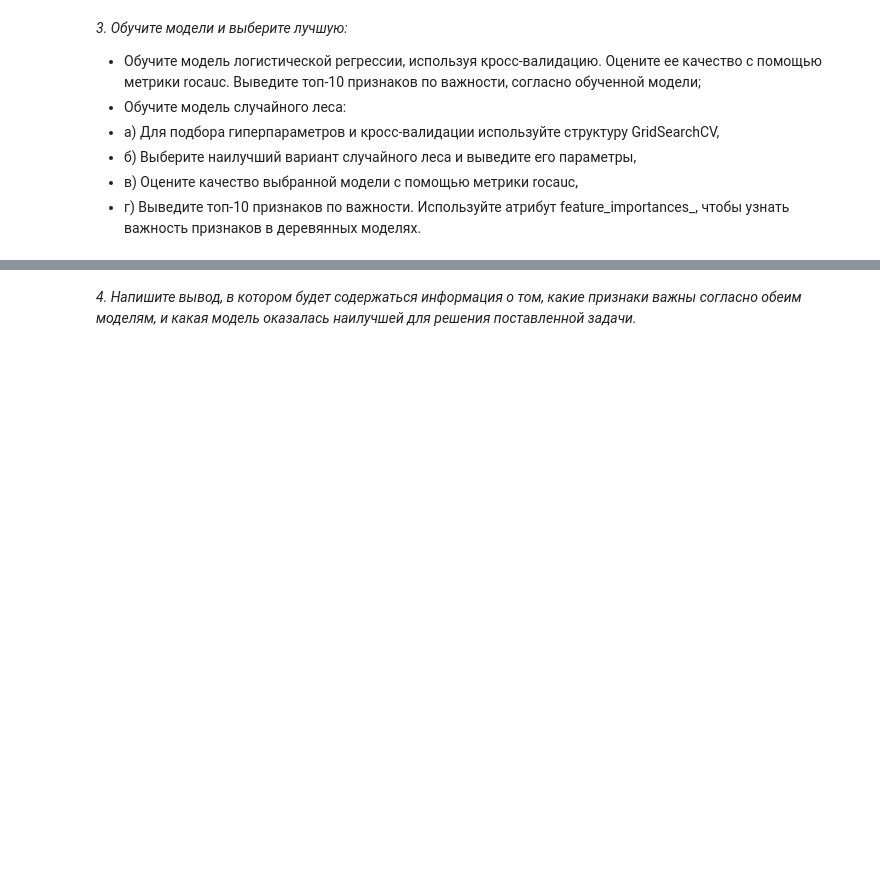
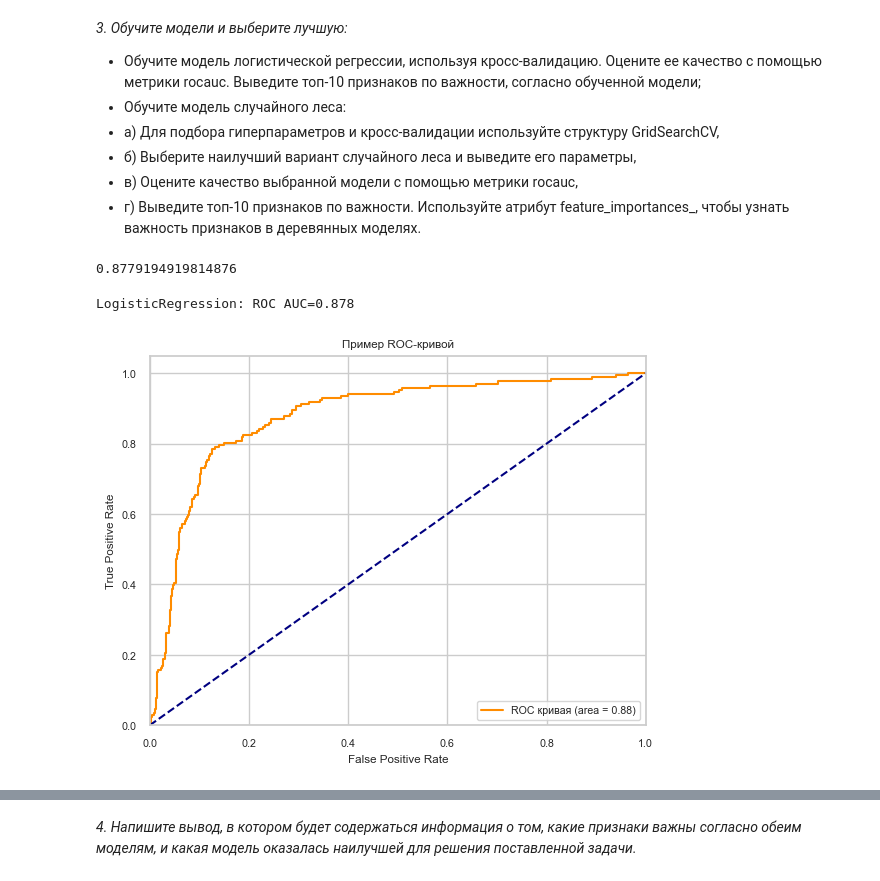
Before and after one commit to W1llAnn/1tdata-homework, a Jupyter notebook: 2.4 - homework PRO.ipynb, the cells around one changed output, grey strips where cells are left out. Drawn from its saved outputs; the diff is of its cells as text; code cells hidden in the pictures; blank space fills up the shorter version.

```diff
--- a/2.4 - homework PRO.ipynb
+++ b/2.4 - homework PRO.ipynb
@@ -16,0 +198,2 @@
+# %%
+df.dropna(axis=1, inplace=True)
@@ -16,0 +224,2 @@
+# %%
+df = pd.get_dummies(df, drop_first=True)
@@ -16,0 +228,9 @@
+# %%
+X = df.drop(['Grant.Status', 'Grant.Status_zero'], axis=1)
+y = df['Grant.Status']
+X_train, X_test, y_train, y_test = train_test_split(X, y, stratify=y, test_size=0.20, random_state=42)
+
+scaler = StandardScaler()
+scaler.fit(X_train)
+X_train_scaler = scaler.transform(X_train)
+X_test_scaler = scaler.transform(X_test)
@@ -22,3 +244,29 @@
 *   б) Выберите наилучший вариант случайного леса и выведите его параметры,
 *   в) Оцените качество выбранной модели с помощью метрики rocauc,
 *   г) Выведите топ-10 признаков по важности. Используйте атрибут feature_importances_, чтобы узнать важность признаков в деревянных моделях.
+# %%
+model_log = LogisticRegressionCV(cv=10, random_state=25, class_weight='balanced', max_iter=1000).fit(X_train_scaler, y_train)
+roc_auc_score(y_test , model_log.predict_proba(X_test_scaler)[:, 1])
+# %% [output]
+0.8779194919814876
+# %%
+lr_probs = model_log.predict_proba(X_test_scaler)
+lr_probs = lr_probs[:, 1]
+lr_auc = roc_auc_score(y_test, lr_probs)
+print('LogisticRegression: ROC AUC=%.3f' % (lr_auc))
+fpr, tpr, treshold = roc_curve(y_test, lr_probs)
+roc_auc = auc(fpr, tpr)
+
+plt.plot(fpr, tpr, color='darkorange',
+         label='ROC кривая (area = %0.2f)' % roc_auc)
+plt.plot([0, 1], [0, 1], color='navy', linestyle='--')
+plt.xlim([0.0, 1.0])
+plt.ylim([0.0, 1.05])
+plt.xlabel('False Positive Rate')
+plt.ylabel('True Positive Rate')
+plt.title('Пример ROC-кривой')
+plt.legend(loc="lower right")
+plt.show()
+# %% [output]
+LogisticRegression: ROC AUC=0.878
+[figure, added]
```
Also changed, not shown: parts of 41 cells of this notebook.
